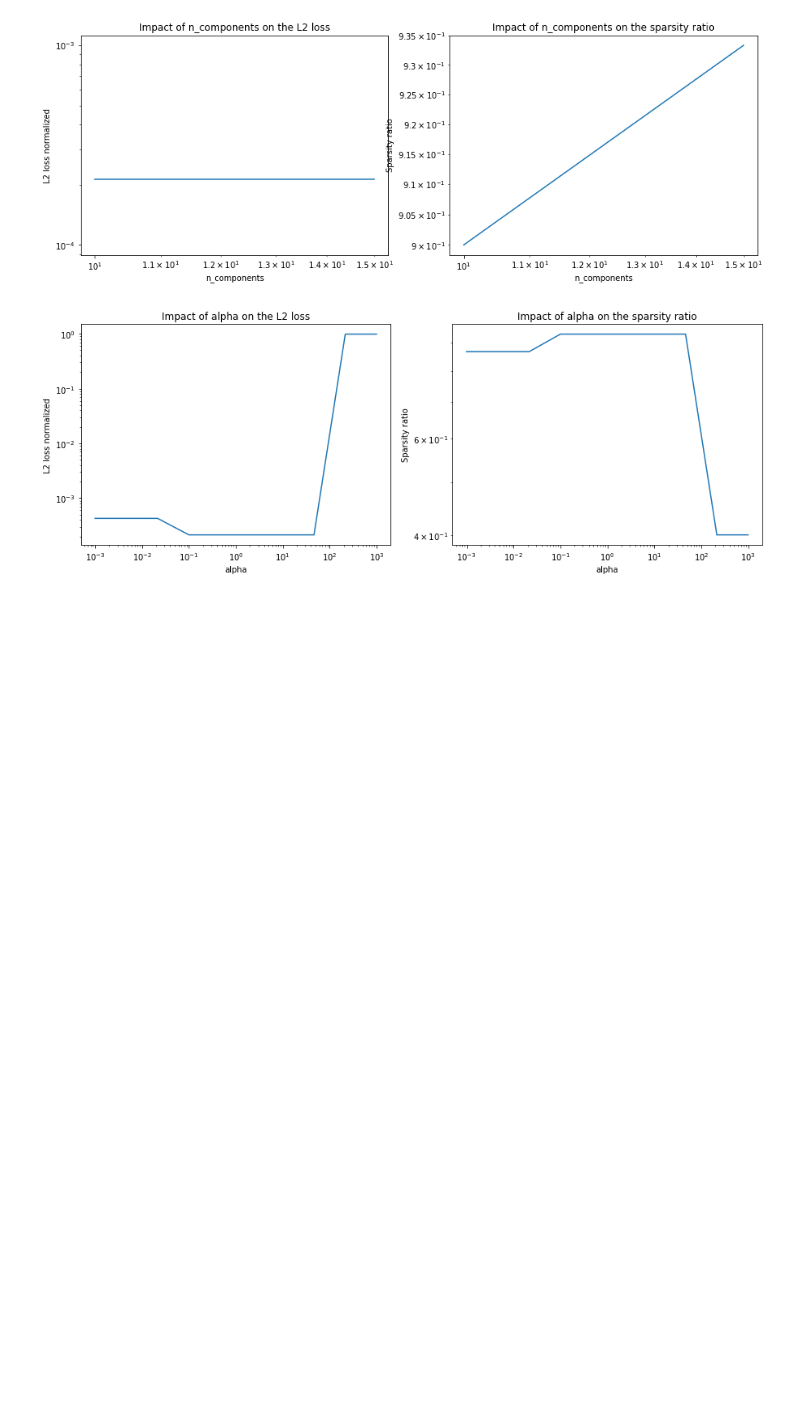
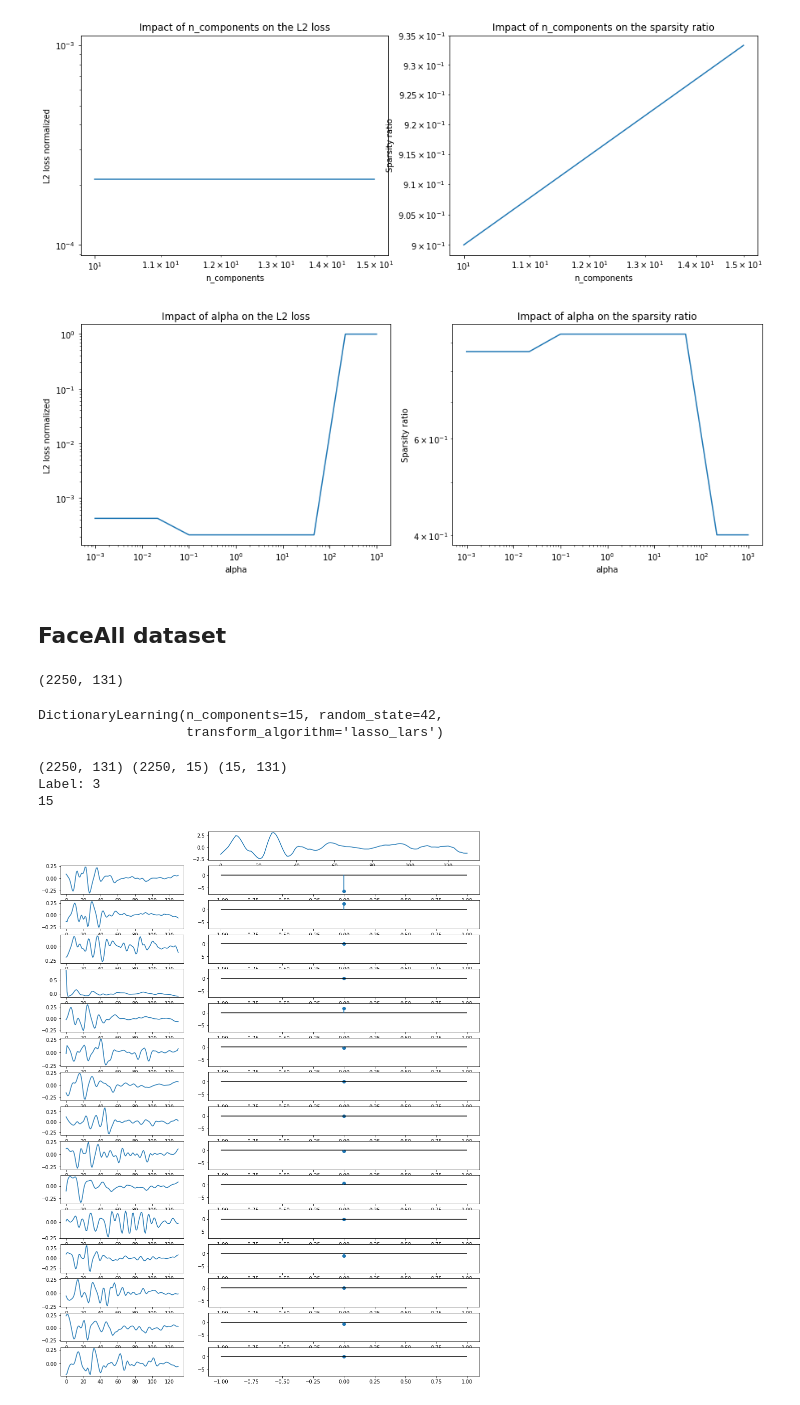
Before and after one commit to thomaschabal/OnlineDictionaryLearningForSparseCoding, a Jupyter notebook: main.ipynb, the cells around one changed output. Cells and saved outputs as stored; diff of their text form; code cells hidden in the pictures; blank space fills up the shorter version.

Commit message:
Added datasets

```diff
--- a/main.ipynb
+++ b/main.ipynb
@@ -121,3 +128,65 @@ losses_alphas, sparse_alphas = eval_alpha(alphas, X)
 plot_alphas_losses_sparsities(alphas, losses_alphas, sparse_alphas)
 # %% [output]
 [figure]
+# %% [markdown]
+## FaceAll dataset
+# %%
+from online_learning.datasets import make_faces
+from sklearn.decomposition import DictionaryLearning
+
+X, y = make_faces()
+# %%
+print(X.shape)
+# %% [output]
+(2250, 131)
+# %%
+dict_learner = DictionaryLearning(
+    n_components=15, transform_algorithm='lasso_lars', random_state=42,
+)
+dict_learner.fit(X)
+# %% [output]
+DictionaryLearning(n_components=15, random_state=42,
+                   transform_algorithm='lasso_lars')
+# %%
+from online_learning.metrics import sparsity_ratio
+import numpy as np
+import matplotlib.pyplot as plt
+
+def plot_DL(signal, Z, D, figsize=(15, 20)):
+    """Plot the learned dictionary `D` and the associated sparse codes `Z`.
+
+    `signal` is an univariate signal of shape (n_samples,) or (n_samples, 1).
+    """
+    (atom_length, n_atoms) = np.shape(D)
+    plt.figure(figsize=figsize)
+    plt.subplot(n_atoms + 1, 3, (2, 3))
+    plt.plot(signal)
+    print(n_atoms)
+    margin_y = 0.15 * (np.max(Z) - np.min(Z))
+    min_y, max_y = np.min(Z) - margin_y, np.max(Z) + margin_y
+    for i in range(n_atoms):
+        plt.subplot(n_atoms + 1, 3, 3 * i + 4)
+        plt.plot(D[:, i])
+        plt.subplot(n_atoms + 1, 3, (3 * i + 5, 3 * i + 6))
+#        plt.plot(Z[:, i])
+        plt.scatter(0, Z[i])
+        plt.plot([0, 0], [0, Z[i]])
+        plt.ylim((min_y, max_y))
+#        plt.hlines(0, 0, Z[:, i].shape[0], color="k")
+        plt.hlines(0, -1, 1, color="k")
+    plt.show()
+
+
+X_transformed = dict_learner.transform(X)
+D = dict_learner.components_
+
+print(X.shape, X_transformed.shape, D.shape)
+
+ind = 102
+print("Label:", y[ind])
+plot_DL(X[ind, :], X_transformed[ind,:].T, D.T)
+# %% [output]
+(2250, 131) (2250, 15) (15, 131)
+Label: 3
+15
+[figure, added]
```
Also changed, not shown: parts of 1 cell of this notebook, 2 other files.
